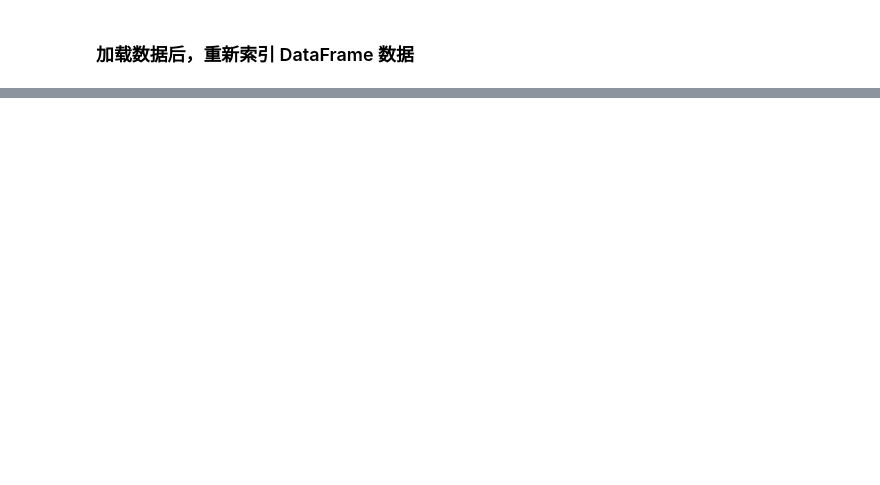
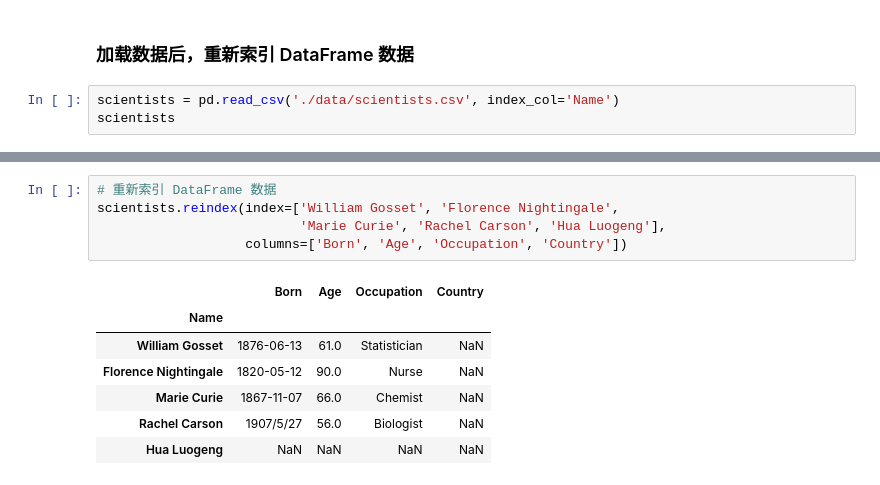
Before and after one commit to JohnChow96927/python-bigdata, a Jupyter notebook: Pandas/day1_220118/03-Series和DataFrame.ipynb, the cells around one changed output, grey strips where cells are left out. Drawn from its saved outputs; the diff is of its cells as text; blank space fills up the shorter version.

```diff
--- a/Pandas/day1_220118/03-Series和DataFrame.ipynb
+++ b/Pandas/day1_220118/03-Series和DataFrame.ipynb
@@ -613,2 +707,5 @@ scientists_df.reset_index()
 # %% [markdown]
 ### 加载数据后，重新索引 DataFrame 数据
+# %%
+scientists = pd.read_csv('./data/scientists.csv', index_col='Name')
+scientists
@@ -614,0 +723,13 @@ scientists_df.reset_index()
+# %%
+# 重新索引 DataFrame 数据
+scientists.reindex(index=['William Gosset', 'Florence Nightingale',
+                          'Marie Curie', 'Rachel Carson', 'Hua Luogeng'],
+                   columns=['Born', 'Age', 'Occupation', 'Country'])
+# %% [output]
+|  | Born | Age | Occupation | Country |
+| Name |  |  |  |  |
+| William Gosset | 1876-06-13 | 61.0 | Statistician | NaN |
+| Florence Nightingale | 1820-05-12 | 90.0 | Nurse | NaN |
+| Marie Curie | 1867-11-07 | 66.0 | Chemist | NaN |
+| Rachel Carson | 1907/5/27 | 56.0 | Biologist | NaN |
+| Hua Luogeng | NaN | NaN | NaN | NaN |
```
Also changed, not shown: parts of 88 cells of this notebook, 10 other files.
